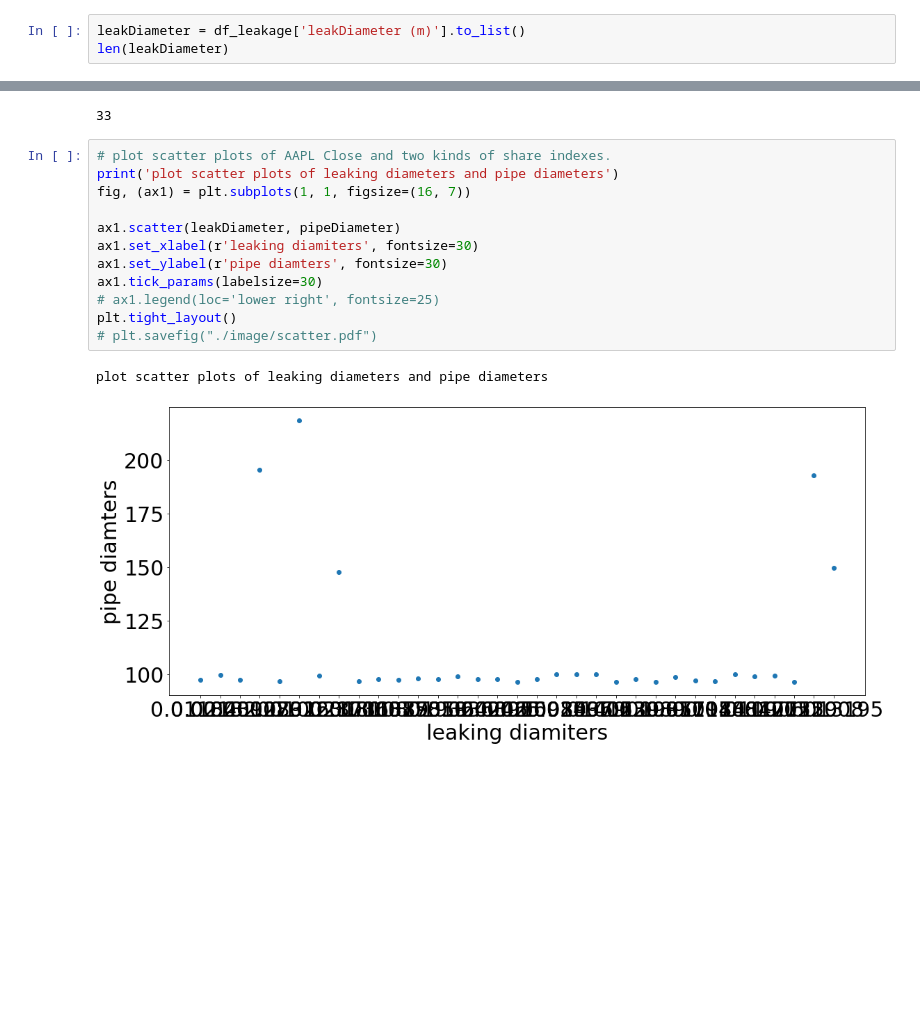
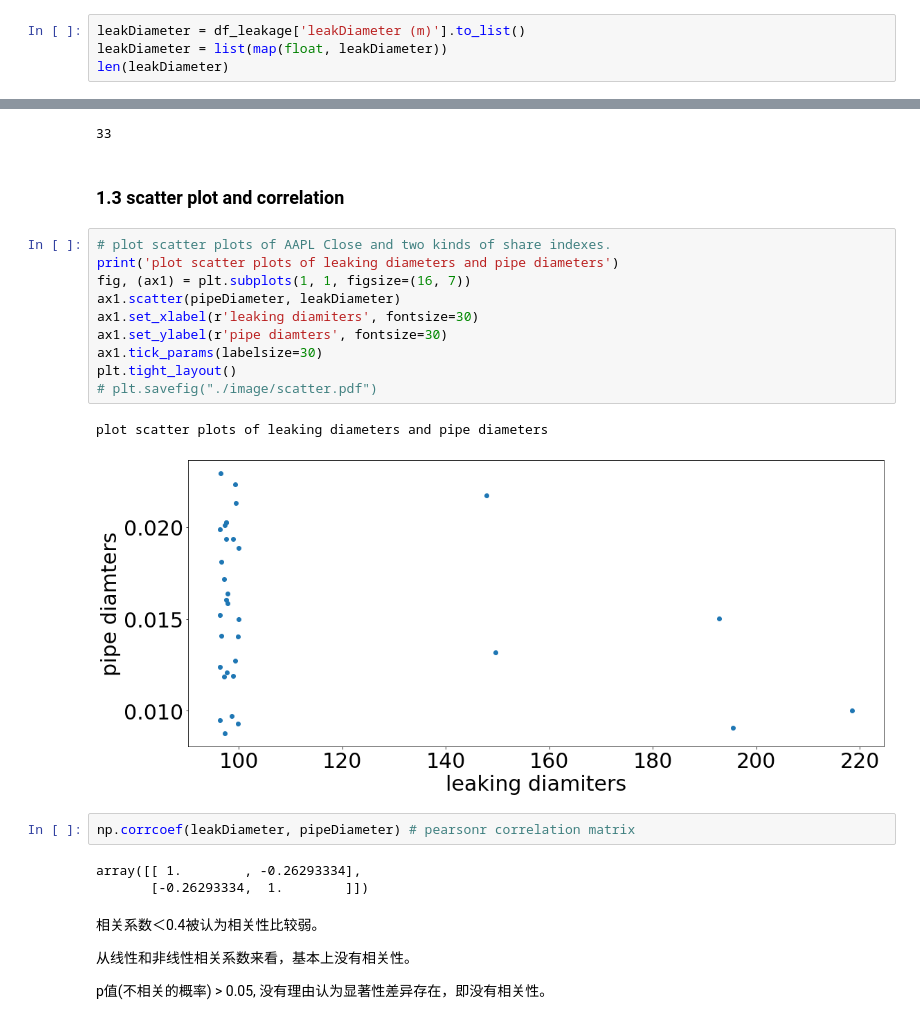
Before and after one commit to wxy12151/Inferring-Graph-Signal-for-Network-Science, a Jupyter notebook: data_visualization.ipynb, the cells around one changed output, grey strips where cells are left out. Drawn from its saved outputs; the diff is of its cells as text; blank space fills up the shorter version.

```diff
--- a/data_visualization.ipynb
+++ b/data_visualization.ipynb
@@ -98,6 +98,7 @@ df_leakage
 | 32 | p879 | 2019-11-20 11:55 | 2019-12-31 23:55 | 0.013195 | incipient | 2019-12-31 23:55 |
 # %%
 leakDiameter = df_leakage['leakDiameter (m)'].to_list()
+leakDiameter = list(map(float, leakDiameter))
 len(leakDiameter)
 # %% [output]
 33
@@ -123,18 +124,29 @@ for i in range(len(leakDiameter)):
 len(pipeDiameter)
 # %% [output]
 33
+# %% [markdown]
+### 1.3 scatter plot and correlation
 # %%
 # plot scatter plots of AAPL Close and two kinds of share indexes.
 print('plot scatter plots of leaking diameters and pipe diameters')
 fig, (ax1) = plt.subplots(1, 1, figsize=(16, 7))
-
-ax1.scatter(leakDiameter, pipeDiameter)
+ax1.scatter(pipeDiameter, leakDiameter)
 ax1.set_xlabel(r'leaking diamiters', fontsize=30)
 ax1.set_ylabel(r'pipe diamters', fontsize=30)
 ax1.tick_params(labelsize=30)
-# ax1.legend(loc='lower right', fontsize=25)
 plt.tight_layout()
 # plt.savefig("./image/scatter.pdf")
 # %% [output]
 plot scatter plots of leaking diameters and pipe diameters
-[figure, old version]
+[figure, new version]
+# %%
+np.corrcoef(leakDiameter, pipeDiameter) # pearsonr correlation matrix
+# %% [output]
+array([[ 1.        , -0.26293334],
+       [-0.26293334,  1.        ]])
+# %% [markdown]
+相关系数＜0.4被认为相关性比较弱。
+
+从线性和非线性相关系数来看，基本上没有相关性。
+
+p值(不相关的概率) > 0.05, 没有理由认为显著性差异存在，即没有相关性。
```
Also changed, not shown: parts of 1 cell of this notebook.
